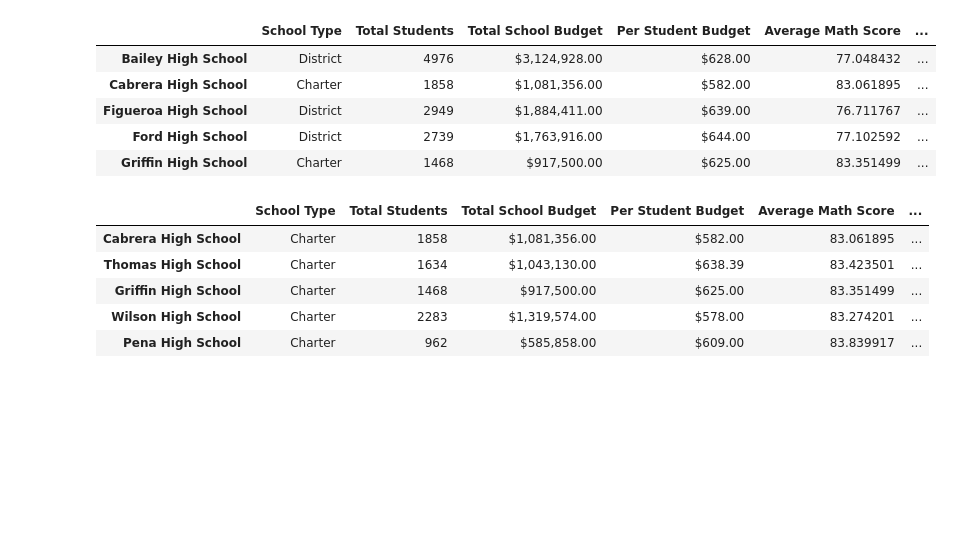
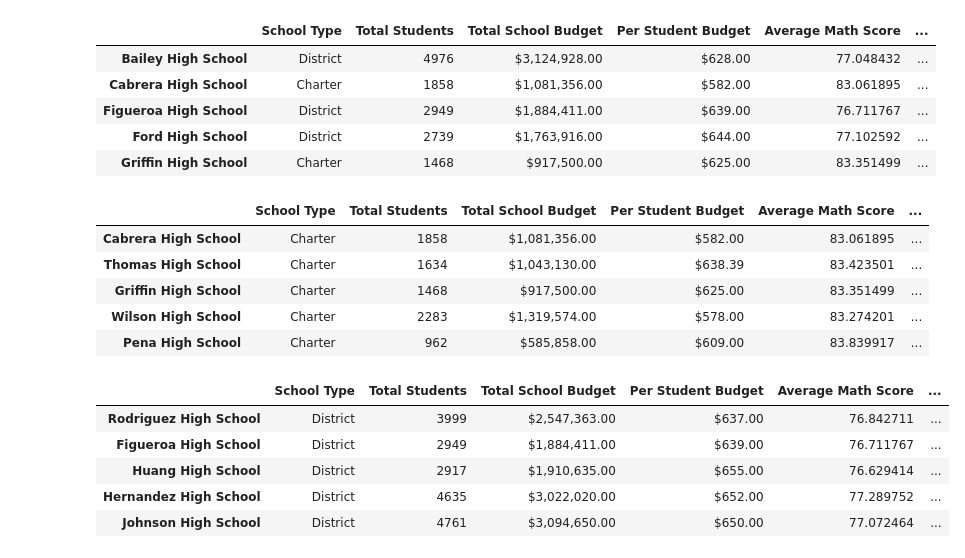
Before and after one commit to andrealynn8201/School_District_Analysis, a Jupyter notebook: PyCitySchools.ipynb, the cells around one changed output. Cells and saved outputs as stored; diff of their text form; code cells hidden in the pictures; blank space fills up the shorter version.

Commit message:
high-low performing schools

```diff
--- a/PyCitySchools.ipynb
+++ b/PyCitySchools.ipynb
@@ -773,3 +773,15 @@ top_schools.head()
 | Griffin High School | Charter | 1468 | $917,500.00 | $625.00 | 83.351499 | ... |
 | Wilson High School | Charter | 2283 | $1,319,574.00 | $578.00 | 83.274201 | ... |
 | Pena High School | Charter | 962 | $585,858.00 | $609.00 | 83.839917 | ... |
+# %%
+# Sort and show top five schools.
+bottom_schools = per_school_summary_df.sort_values(["% Overall Passing"], ascending=True)
+
+bottom_schools.head()
+# %% [output]
+|  | School Type | Total Students | Total School Budget | Per Student Budget | Average Math Score | ... |
+| Rodriguez High School | District | 3999 | $2,547,363.00 | $637.00 | 76.842711 | ... |
+| Figueroa High School | District | 2949 | $1,884,411.00 | $639.00 | 76.711767 | ... |
+| Huang High School | District | 2917 | $1,910,635.00 | $655.00 | 76.629414 | ... |
+| Hernandez High School | District | 4635 | $3,022,020.00 | $652.00 | 77.289752 | ... |
+| Johnson High School | District | 4761 | $3,094,650.00 | $650.00 | 77.072464 | ... |
```
